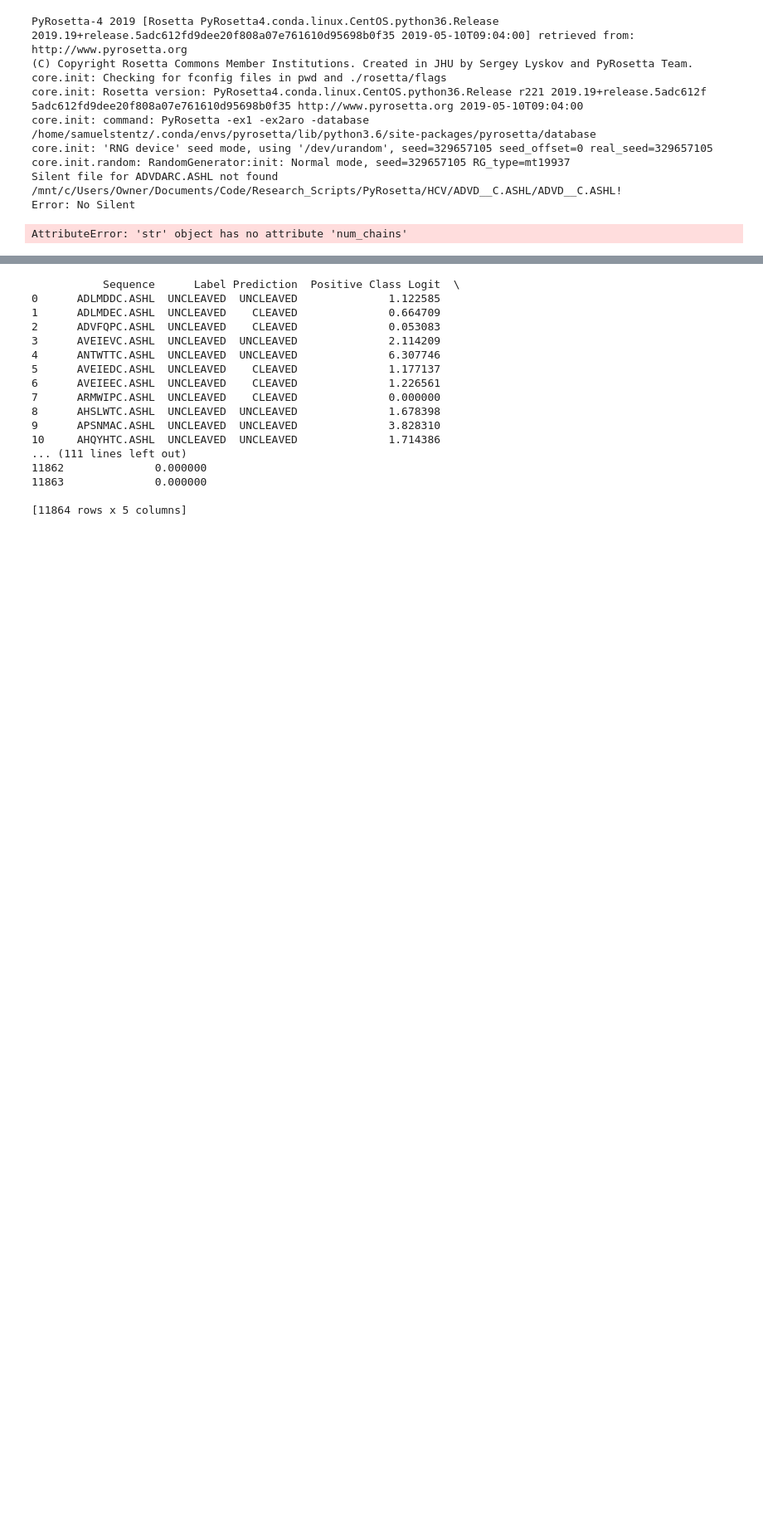
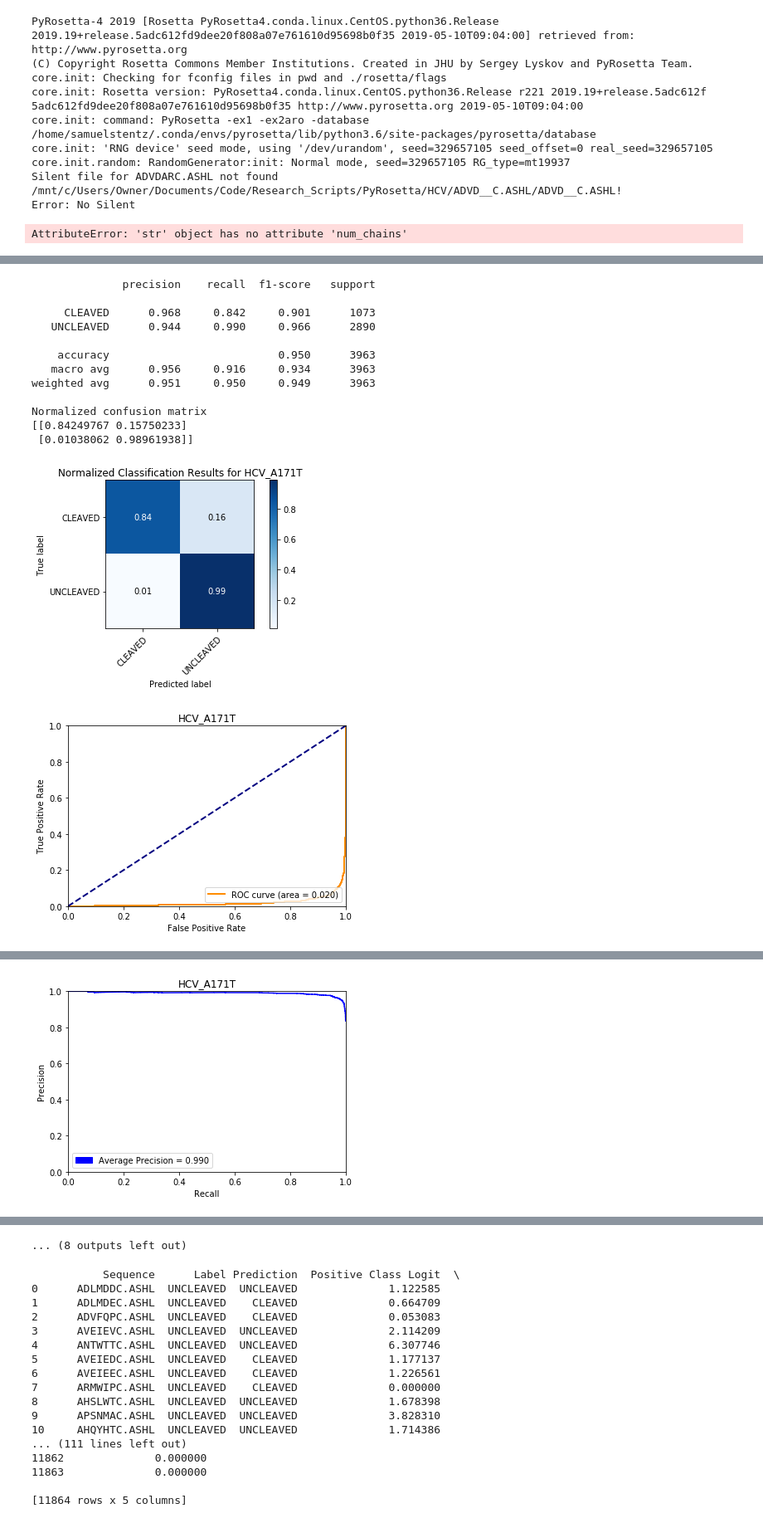
Before and after one commit to SamuelStentz/Graph-Convolutional-Neural-Network, a Jupyter notebook: Analysis/Analysis.ipynb, the cells around one changed output, grey strips where cells are left out. Shown at 83% size. Drawn from its saved outputs; the diff is of its cells as text; code cells hidden in the pictures; blank space fills up the shorter version.

```diff
--- a/Analysis/Analysis.ipynb
+++ b/Analysis/Analysis.ipynb
@@ -139 +139,30 @@ Normalized confusion matrix
 ... (3 outputs left out)
+# %%
+template = "../Results/lr_0.01_epoch_600__gc_[10,10,]_do_0.0_ad_10_ab_3_fc_[]_m_gcn_cheby_deg_3.protease_{}_selector_8_ang_ratio_0_params_3.{}.csv"
+mutants = ["HCV_A171T", "HCV_R170K_A171T_D183A", "HCV_D183A", "HCV"]
+
+for m in mutants:
+    try:
+        pred = template.format(m, "predictions")
+        epoch = template.format(m, "epoch")
+        analysis.classification_report(pred)
+        analysis.plot_confusion_matrix(pred, normalize = True, title = "Normalized Classification Results for {}".format(m))
+        analysis.plot_auc(pred, m)
+        analysis.plot_aupr(pred, m)
+    except:
+        pass
+# %% [output]
+              precision    recall  f1-score   support
+
+     CLEAVED      0.968     0.842     0.901      1073
+   UNCLEAVED      0.944     0.990     0.966      2890
+
+    accuracy                          0.950      3963
+   macro avg      0.956     0.916     0.934      3963
+weighted avg      0.951     0.950     0.949      3963
+
+Normalized confusion matrix
+[[0.84249767 0.15750233]
+ [0.01038062 0.98961938]]
+[figure, added]
+[figure, added]
@@ -139,0 +170 @@ Normalized confusion matrix
+[figure, added]
@@ -140,3 +200,4 @@ Normalized confusion matrix
+... (8 outputs left out)
 # %%
 import pandas as pd
 df = pd.read_csv("../Results/learningrate_0.01_epochs_600__graphconv_[10,10,]_dropout_0.0_attdim_10_attbias_3_fc_[]_model_gcn_cheby_maxdeg_3.train_protease_HCV_selector_8_ang_ratio_0_params_3_test_protease_HCV_D183A_selector_8_ang_ratio_0_params_3.predictions.csv")
```
Also changed, not shown: parts of 9 cells of this notebook, 9 other files.
